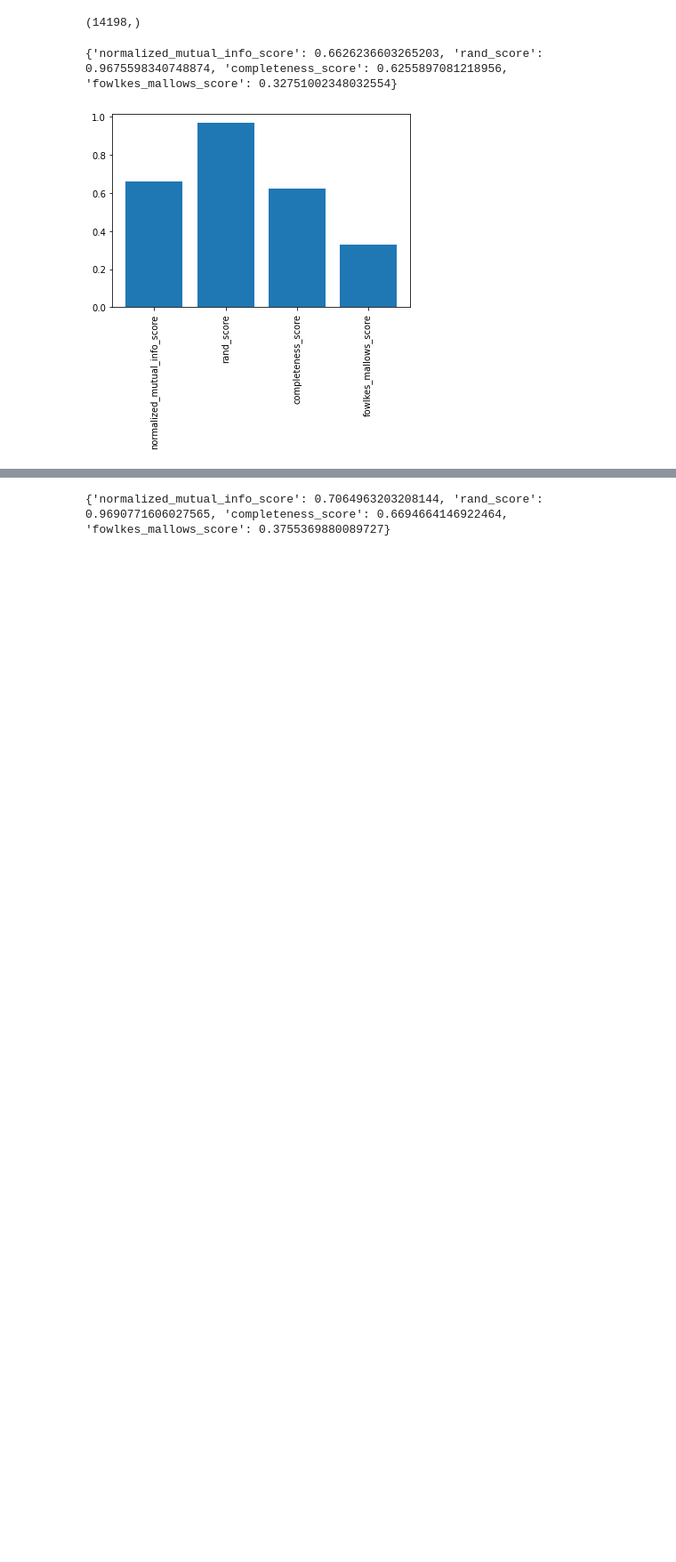
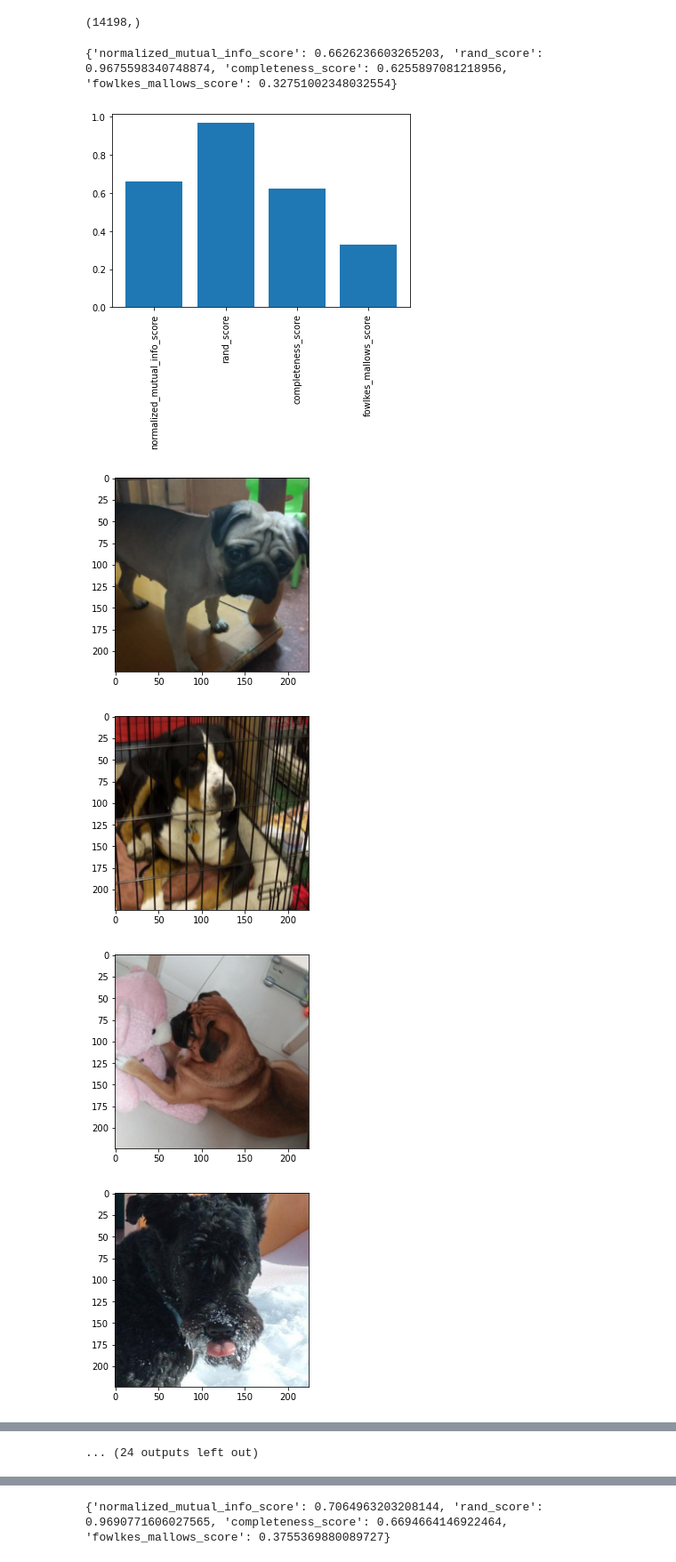
Before and after one commit to unkemptArc99/cs7641-project, a Jupyter notebook: unsupervised/resnet_kmeans.ipynb, the cells around one changed output, grey strips where cells are left out. Shown at 89% size. Saved outputs shown, nothing was run; the diff lists cells and outputs as text; code cells hidden in the pictures; blank space fills up the shorter version.

Commit message:
Add images for KMwans inaccuracies and accuracies

```diff
--- a/unsupervised/resnet_kmeans.ipynb
+++ b/unsupervised/resnet_kmeans.ipynb
@@ -119,3 +119,38 @@ print(accuracy_18)
 # %% [output]
 {'normalized_mutual_info_score': 0.6626236603265203, 'rand_score': 0.9675598340748874, 'completeness_score': 0.6255897081218956, 'fowlkes_mallows_score': 0.32751002348032554}
 [figure]
+# %%
+def imshow(inp, title=None):
+    """Imshow for Tensor."""
+    inp = inp.numpy().transpose((1, 2, 0))
+    mean = np.array([0.485, 0.456, 0.406])
+    std = np.array([0.229, 0.224, 0.225])
+    inp = std * inp + mean
+    inp = np.clip(inp, 0, 1)
+    plt.imshow(inp)
+    if title is not None:
+        plt.title(title)
+    plt.pause(0.001)  # pause a bit so that plots are updated
+# %%
+idx = []
+for i, lbl in enumerate(kmeans_18.labels_):
+    if lbl == 0:
+        idx.append(i)
+
+j = 0
+k = 0
+for imgs, labels in dataloaders['test']:
+    for i, img in enumerate(imgs):
+        if j >= len(kmeans_18.labels_):
+            break
+        if idx[j] == k:
+            imshow(img, title=labels[i])
+            j += 1
+        k += 1
+    if j >= len(kmeans_18.labels_):
+        break
+# %% [output]
+[figure, added]
+[figure, added]
+[figure, added]
+[figure, added]
@@ -122,3 +165,4 @@ print(accuracy_18)
+... (24 outputs left out)
 # %%
 inertia_values_18 = []
 for i in range(100,151,1):
```
Also changed, not shown: parts of 1 cell of this notebook, 3 other files.
